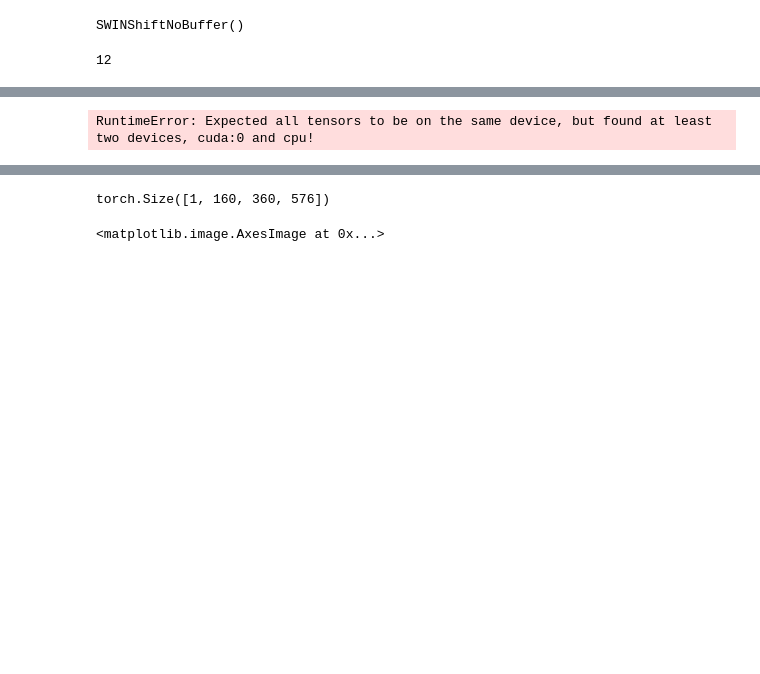
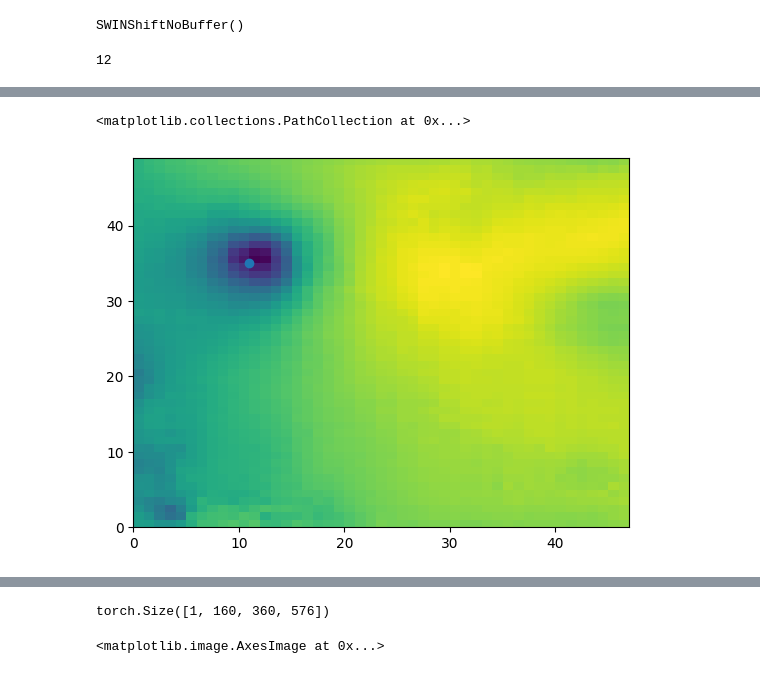
Before and after one commit to fm4a/fm4a, a Jupyter notebook: session_1/prithvi_wxc_tc_forecast.ipynb, the cells around one changed output, grey strips where cells are left out. Saved outputs shown, nothing was run; the diff lists cells and outputs as text; code cells hidden in the pictures; blank space fills up the shorter version.

```diff
--- a/session_1/prithvi_wxc_tc_forecast.ipynb
+++ b/session_1/prithvi_wxc_tc_forecast.ipynb
@@ -423,4 +218,28 @@ STEP ::  1
+# %%
+lats = np.rad2deg(batch["static"][0, 0].cpu().numpy())[:, 0]
+lons = np.rad2deg(batch["static"][0, 1].cpu().numpy())[0, :]
 # %%
-torch.where((batch["x"] - batch_ref["x"]).abs() > 0.0)
+slp = [tnsr[0, 9] for tnsr in out]
-# %% [output]
-RuntimeError: Expected all tensors to be on the same device, but found at least two devices, cuda:0 and cpu!
+# %%
+lon_min = -100
+lon_max = -70
+lat_min = 15
+lat_max = 40
+
+lat_mask = (lat_min < lats) * (lats < lat_max)
+lon_mask = (lon_min < lons) * (lons < lon_max)
+# %%
+track = []
+for pres in slp:
+    pres = pres[lat_mask][..., lon_mask]
+    row_ind, col_ind = np.unravel_index(np.argmin(pres), pres.shape)
+    track.append([lons[lon_mask][col_ind], lats[lat_mask][row_ind]])
+
+track = np.array(track)
+# %%
+plt.pcolormesh(pres)
+row_ind, col_ind = np.unravel_index(np.argmin(pres), pres.shape)
+plt.scatter(col_ind, row_ind)
+# %% [output]
+<matplotlib.collections.PathCollection at 0x...>
+[figure, added]
```
Also changed, not shown: parts of 37 cells of this notebook, 1 other file.
